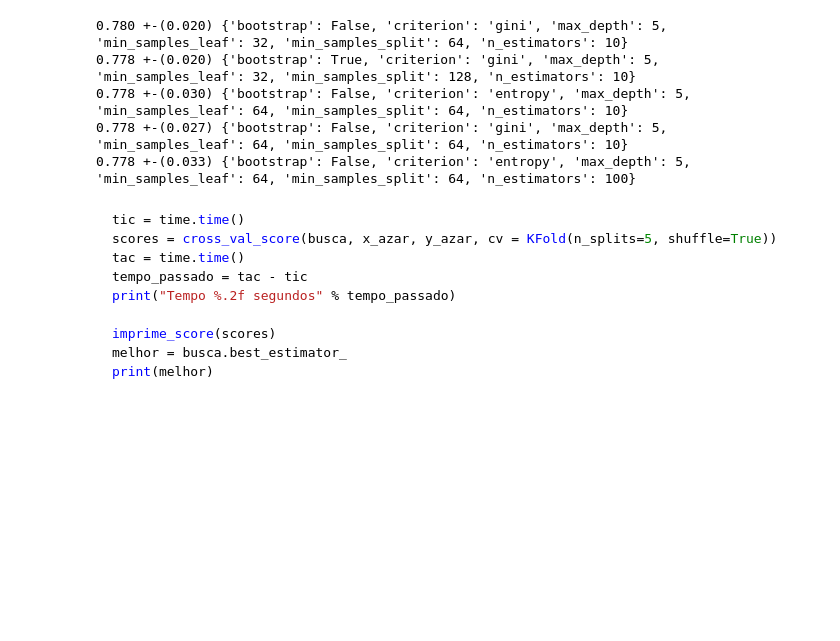
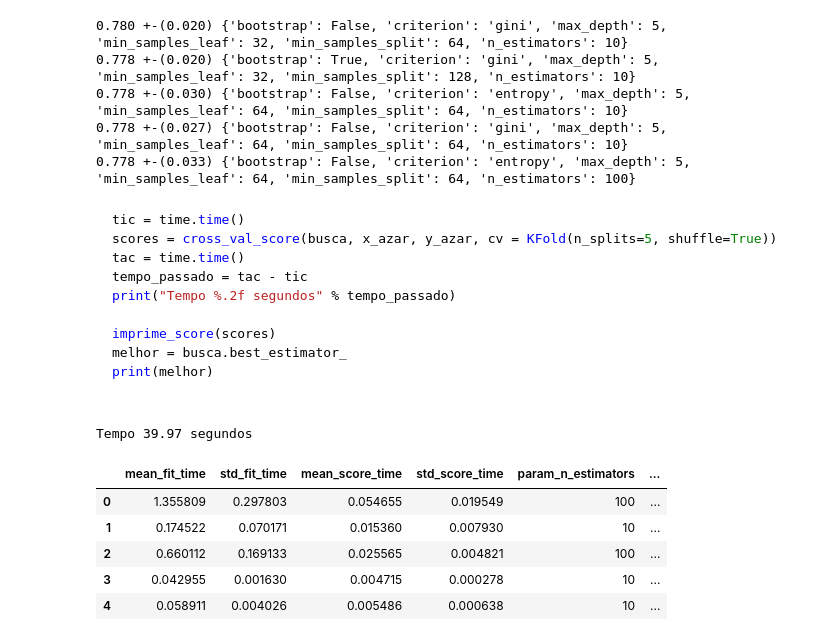
Before and after one commit to mateusopaiva/machine-learning-otimizacao, a Jupyter notebook: Machine_Learning_otimização_de_modelos_através_de_hiperparâmetros.ipynb, the cells around one changed output. Saved outputs shown, nothing was run; the diff lists cells and outputs as text; code cells hidden in the pictures; blank space fills up the shorter version.

```diff
--- a/Machine_Learning_otimização_de_modelos_através_de_hiperparâmetros.ipynb
+++ b/Machine_Learning_otimização_de_modelos_através_de_hiperparâmetros.ipynb
@@ -869,3 +869,37 @@ print("Tempo %.2f segundos" % tempo_passado)
 imprime_score(scores)
 melhor = busca.best_estimator_
 print(melhor)
+# %%
+SEED=301
+np.random.seed(SEED)
+
+espaco_de_parametros = {
+    "n_estimators" : [10, 100],
+    "max_depth" : [3, 5],
+    "min_samples_split" : [32, 64, 128],
+    "min_samples_leaf" : [32, 64, 128],
+    "bootstrap" : [True, False],
+    "criterion" : ["gini", "entropy"]
+}
+
+tic = time.time()
+busca = RandomizedSearchCV(RandomForestClassifier(),
+                    espaco_de_parametros,
+                    n_iter = 20,
+                    cv = KFold(n_splits = 5, shuffle=True))
+busca.fit(x_azar, y_azar)
+tac = time.time()
+tempo_que_passou = tac - tic
+print("Tempo %.2f segundos" % tempo_que_passou)
+
+
+resultados = pd.DataFrame(busca.cv_results_)
+resultados.head()
+# %% [output]
+Tempo 39.97 segundos
+|  | mean_fit_time | std_fit_time | mean_score_time | std_score_time | param_n_estimators | ... |
+| 0 | 1.355809 | 0.297803 | 0.054655 | 0.019549 | 100 | ... |
+| 1 | 0.174522 | 0.070171 | 0.015360 | 0.007930 | 10 | ... |
+| 2 | 0.660112 | 0.169133 | 0.025565 | 0.004821 | 100 | ... |
+| 3 | 0.042955 | 0.001630 | 0.004715 | 0.000278 | 10 | ... |
+| 4 | 0.058911 | 0.004026 | 0.005486 | 0.000638 | 10 | ... |
```
Also changed, not shown: parts of 13 cells of this notebook.
